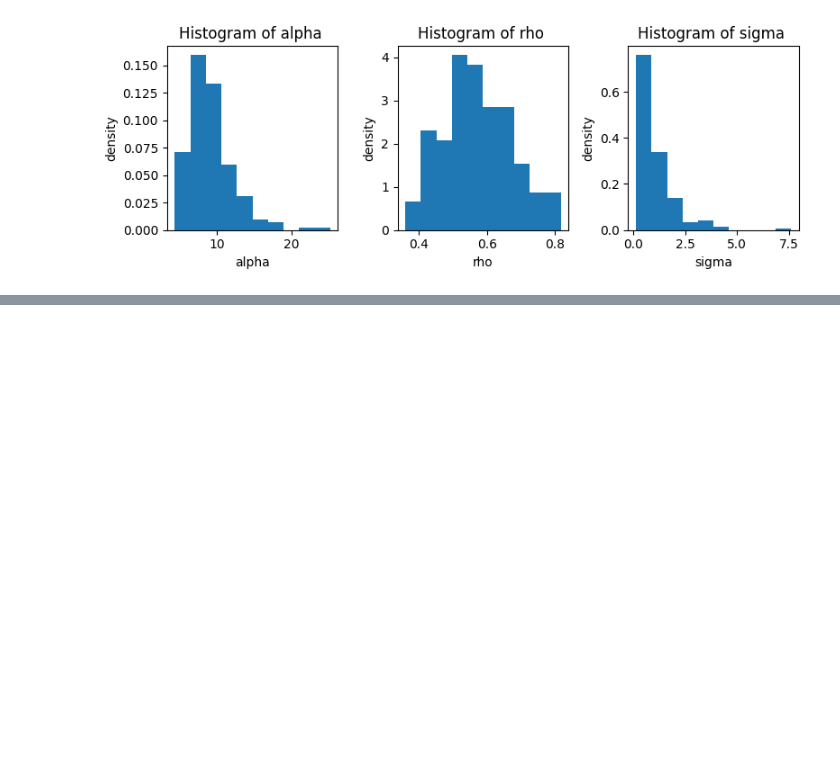
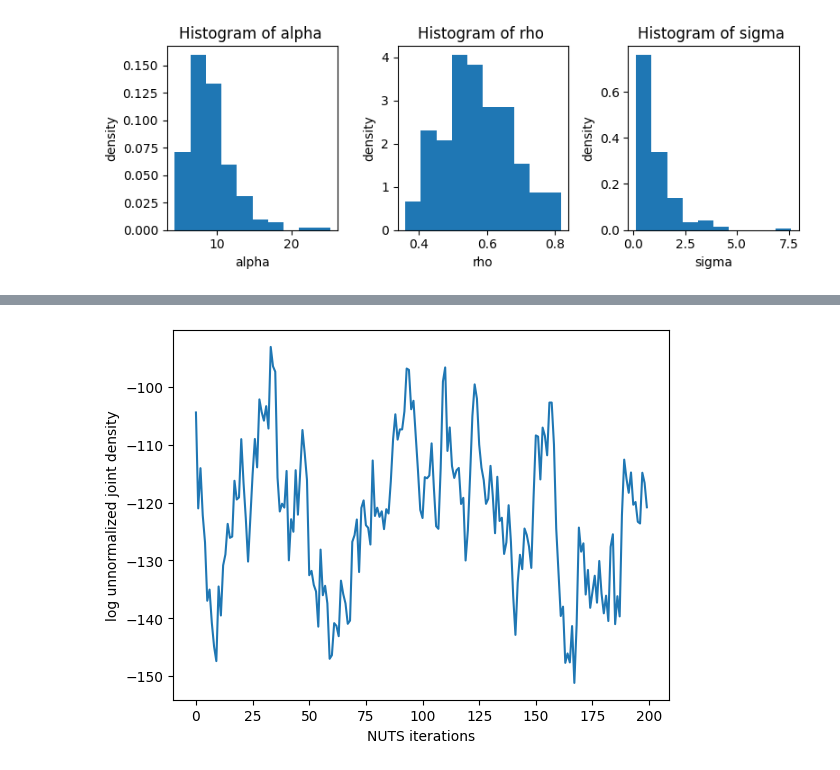
Before and after one commit to luiarthur/TuringBnpBenchmarks, a Jupyter notebook: src/gp-binary/notebooks/gp_binary_turing.ipynb, the cells around one changed output, grey strips where cells are left out. Saved outputs shown, nothing was run; the diff lists cells and outputs as text; code cells hidden in the pictures; blank space fills up the shorter version.

```diff
--- a/src/gp-binary/notebooks/gp_binary_turing.ipynb
+++ b/src/gp-binary/notebooks/gp_binary_turing.ipynb
@@ -264,0 +302,6 @@ ps, Xnew, grid = plot_uq(hmc_samples, X, y, "HMC", eps=0.5,
+# %%
+plt.plot(get(nuts_chain, :lp)[1].data);
+plt.xlabel("NUTS iterations");
+plt.ylabel("log unnormalized joint density");
+# %% [output]
+[figure, added]
```
Also changed, not shown: parts of 7 cells of this notebook, 1 other file.
